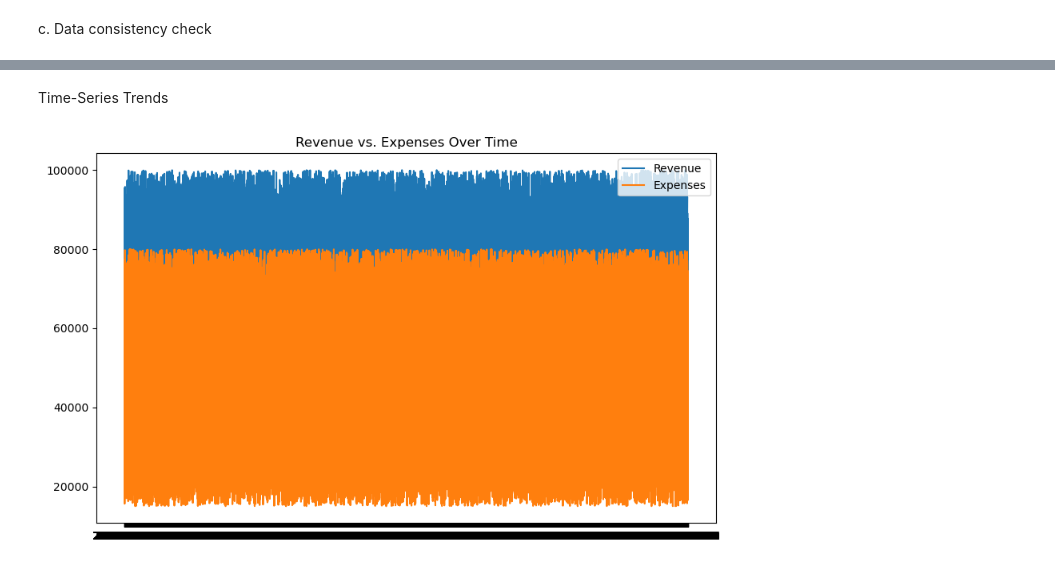
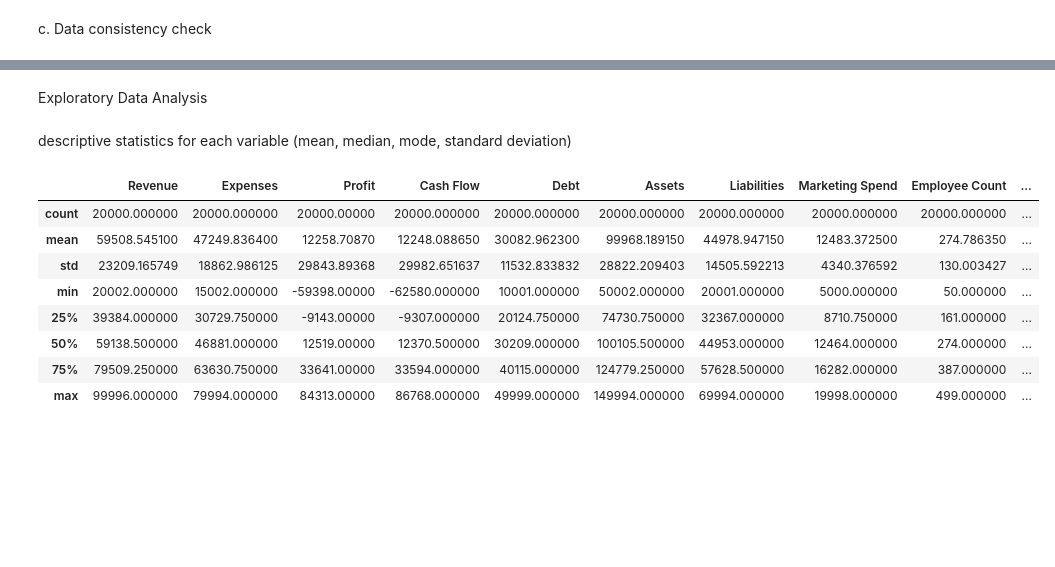
Before and after one commit to thepkcodes/Financial-Health-Analysis-for-a-Company, a Jupyter notebook: Python_Code.ipynb, the cells around one changed output, grey strips where cells are left out. Drawn from its saved outputs; the diff is of its cells as text; code cells hidden in the pictures; blank space fills up the shorter version.

Commit message:
Exploratory Data Analysis

```diff
--- a/Python_Code.ipynb
+++ b/Python_Code.ipynb
@@ -105,11 +97,16 @@ Number of inconsistent records: 803
+# %% [markdown]
+Exploratory Data Analysis
 # %% [markdown]
-Time-Series Trends
+descriptive statistics for each variable (mean, median, mode, standard deviation)
 # %%
-plt.figure(figsize=(10, 6))
-plt.plot(df["Date"], df["Revenue"], label = "Revenue")
-plt.plot(df["Date"], df["Expenses"], label = "Expenses")
-plt.title("Revenue vs. Expenses Over Time")
-plt.legend()
-plt.show()
+df.describe()
 # %% [output]
-[figure, removed]
+|  | Revenue | Expenses | Profit | Cash Flow | Debt | Assets | Liabilities | Marketing Spend | Employee Count | ... |
+| count | 20000.000000 | 20000.000000 | 20000.00000 | 20000.000000 | 20000.000000 | 20000.000000 | 20000.000000 | 20000.000000 | 20000.000000 | ... |
+| mean | 59508.545100 | 47249.836400 | 12258.70870 | 12248.088650 | 30082.962300 | 99968.189150 | 44978.947150 | 12483.372500 | 274.786350 | ... |
+| std | 23209.165749 | 18862.986125 | 29843.89368 | 29982.651637 | 11532.833832 | 28822.209403 | 14505.592213 | 4340.376592 | 130.003427 | ... |
+| min | 20002.000000 | 15002.000000 | -59398.00000 | -62580.000000 | 10001.000000 | 50002.000000 | 20001.000000 | 5000.000000 | 50.000000 | ... |
+| 25% | 39384.000000 | 30729.750000 | -9143.00000 | -9307.000000 | 20124.750000 | 74730.750000 | 32367.000000 | 8710.750000 | 161.000000 | ... |
+| 50% | 59138.500000 | 46881.000000 | 12519.00000 | 12370.500000 | 30209.000000 | 100105.500000 | 44953.000000 | 12464.000000 | 274.000000 | ... |
+| 75% | 79509.250000 | 63630.750000 | 33641.00000 | 33594.000000 | 40115.000000 | 124779.250000 | 57628.500000 | 16282.000000 | 387.000000 | ... |
+| max | 99996.000000 | 79994.000000 | 84313.00000 | 86768.000000 | 49999.000000 | 149994.000000 | 69994.000000 | 19998.000000 | 499.000000 | ... |
```
Also changed, not shown: parts of 6 cells of this notebook.
